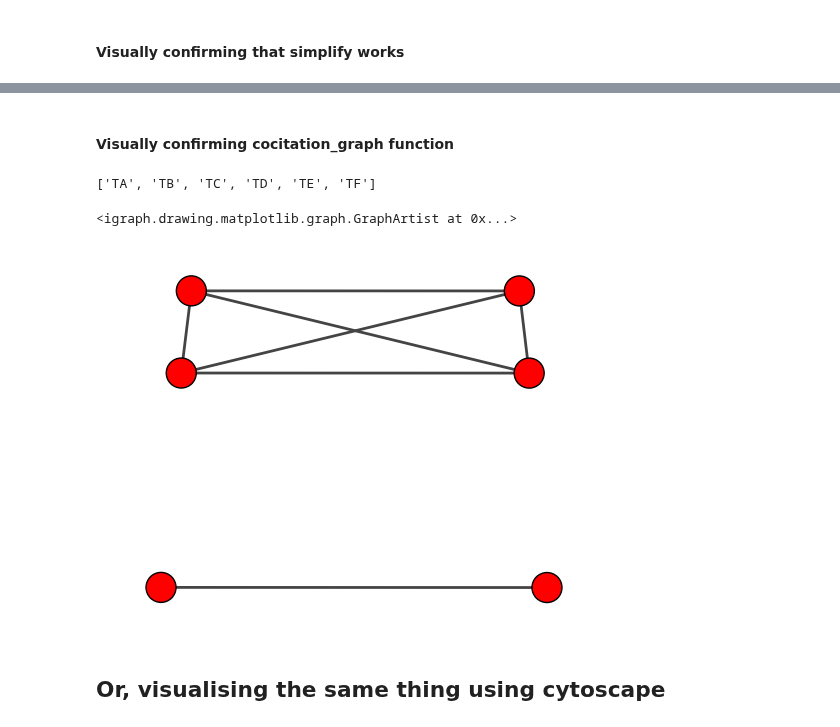
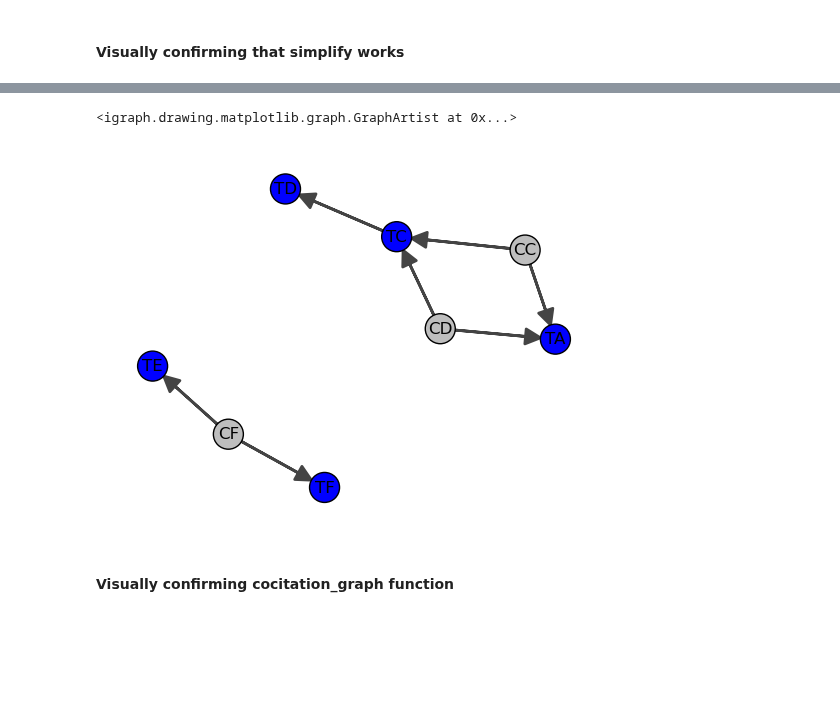
Before and after one commit to Workflomics/pubmetric, a Jupyter notebook: dev-viz-notebooks/network_dev.ipynb, the cells around one changed output, grey strips where cells are left out. Saved outputs shown, nothing was run; the diff lists cells and outputs as text; code cells hidden in the pictures; blank space fills up the shorter version.

```diff
--- a/dev-viz-notebooks/network_dev.ipynb
+++ b/dev-viz-notebooks/network_dev.ipynb
@@ -142,17 +130,17 @@ igraph.plot(G, target=ax)
+# %%
+node_colours = []
+for node in citation_graph.vs['name']:
+    if node in included_tools:
+        node_colours.append('blue')
+    else:
+        node_colours.append('gray')
+
+citation_graph.vs['color'] = node_colours
+
+fig, ax = plt.subplots()
+igraph.plot(citation_graph, target=ax, vertex_label=citation_graph.vs['name'])
+# %% [output]
+<igraph.drawing.matplotlib.graph.GraphArtist at 0x...>
+[figure, added]
 # %% [markdown]
 #### Visually confirming cocitation_graph function
-# %%
-included_tools = [tool for tool in tools if tool in citation_graph.vs['name']]
-cocitation_graph = nw.create_cocitation_graph(citation_graph, included_tools)
-included_tools = [tool for tool in tools if tool in cocitation_graph.vs['name']]
-print(included_tools)
-# %% [output]
-['TA', 'TB', 'TC', 'TD', 'TE', 'TF']
-# %%
-fig, ax = plt.subplots()
-igraph.plot(cocitation_graph, target=ax)
-# %% [output]
-<igraph.drawing.matplotlib.graph.GraphArtist at 0x...>
-[figure, removed]
-# %% [markdown]
-## Or, visualising the same thing using cytoscape
```
Also changed, not shown: parts of 30 cells of this notebook, 10 other files.
